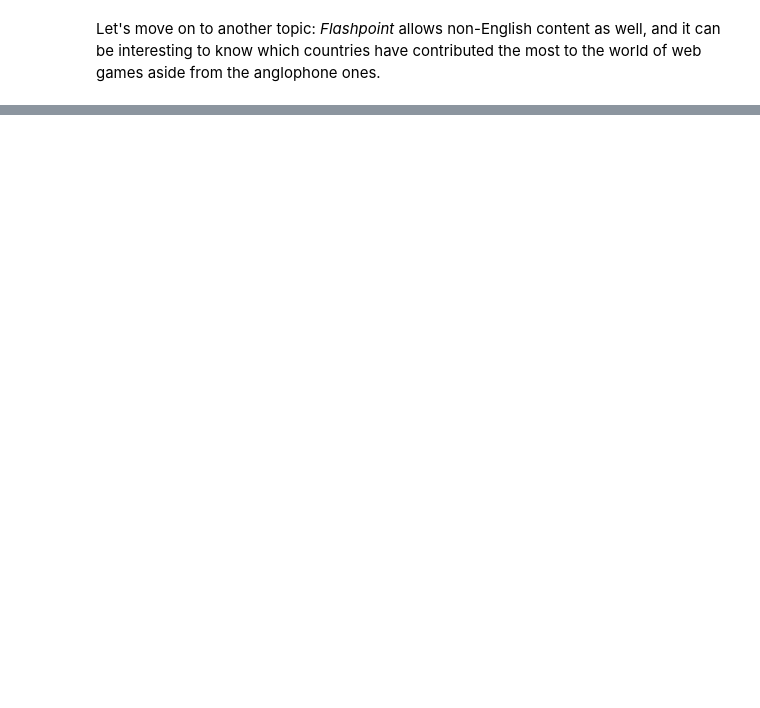
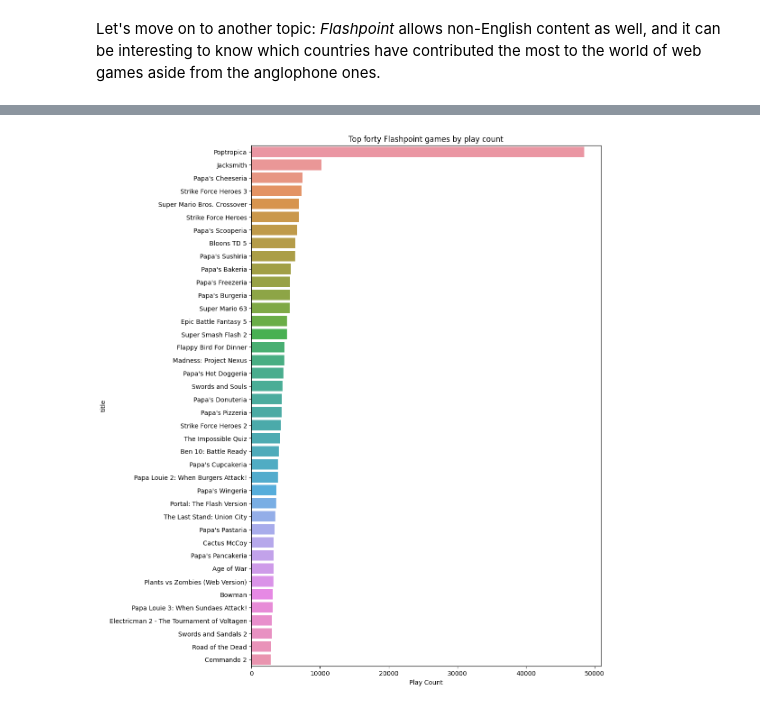
Before and after one commit to giovanni-cutri/flashpoint-analytics, a Jupyter notebook: notebooks/flashpoint_analytics_python.ipynb, the cells around one changed output, grey strips where cells are left out. Cells and saved outputs as stored; diff of their text form; code cells hidden in the pictures; blank space fills up the shorter version.

Commit message:
Add analysis about most played games

```diff
--- a/notebooks/flashpoint_analytics_python.ipynb
+++ b/notebooks/flashpoint_analytics_python.ipynb
@@ -407,0 +412,4 @@ As a final insight,
+# %%
+most_played = pd.read_csv("data/most_played.csv")
+most_played.rename(columns = {"category": "id"}, inplace = True)
+most_played
@@ -407,0 +436,3 @@ As a final insight,
+# %%
+df_rank = df.merge(most_played, on = "id").sort_values("Play Count", ascending = False).reset_index()
+df_rank
@@ -407,0 +457,5 @@ As a final insight,
+# %%
+fig, ax = plt.subplots(figsize=(10, 15))
+sns.barplot(x = df_rank["Play Count"][:40], y = df_rank["title"][:40], orient = "h", ax = ax).set(title = "Top forty Flashpoint games by play count");
+# %% [output]
+[figure, added]
```
Also changed, not shown: parts of 39 cells of this notebook, 1 other file.
